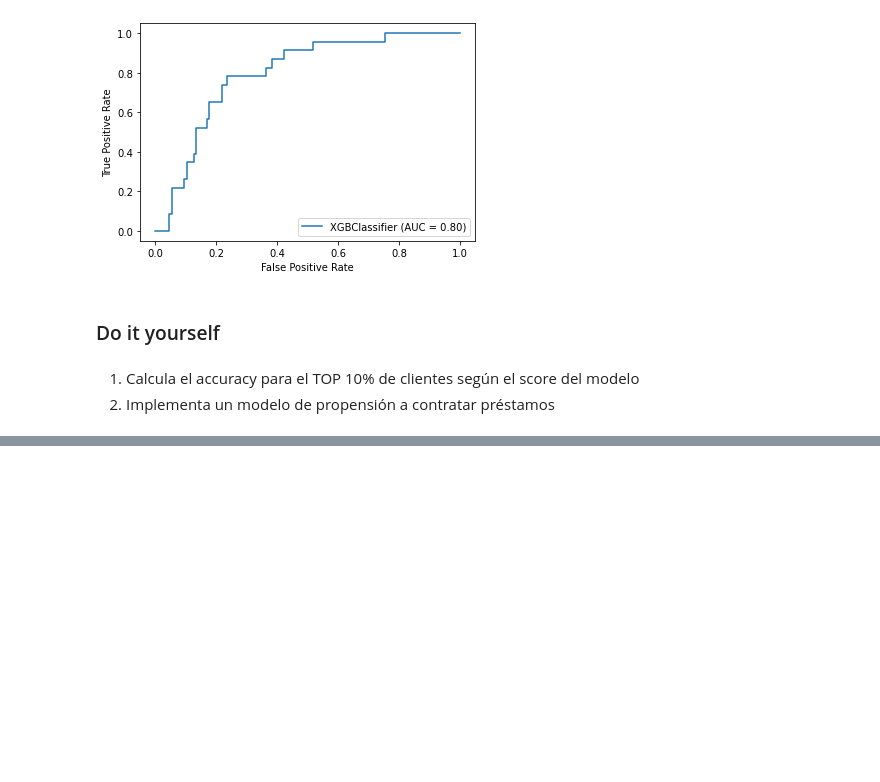
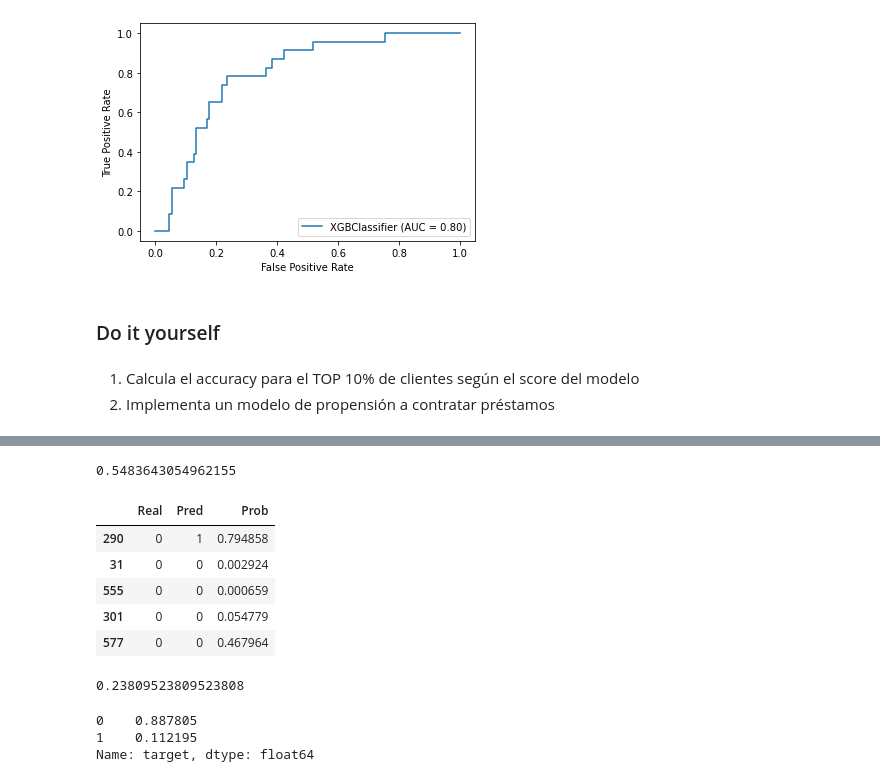
Before and after one commit to rafazamb/DS_PT_ENE21, a Jupyter notebook: 2-Machine_Learning/Casos Prácticos/Detección de impagos.ipynb, the cells around one changed output, grey strips where cells are left out. Saved outputs shown, nothing was run; the diff lists cells and outputs as text; code cells hidden in the pictures; blank space fills up the shorter version.

```diff
--- a/2-Machine_Learning/Casos Prácticos/Detección de impagos.ipynb
+++ b/2-Machine_Learning/Casos Prácticos/Detección de impagos.ipynb
@@ -662,3 +662,6 @@ metrics.plot_roc_curve(grid_search.best_estimator_, X_test,y_test)
 # %% [markdown]
 1. Calcula el accuracy para el TOP 10% de clientes según el score del modelo
 2. Implementa un modelo de propensión a contratar préstamos
+# %%
+ypred_prob = grid_search.best_estimator_.predict_proba(X_test)[:,1]
+ypred_prob
@@ -664,0 +686,25 @@ metrics.plot_roc_curve(grid_search.best_estimator_, X_test,y_test)
+# %%
+np.percentile(ypred_prob,90)
+# %% [output]
+0.5483643054962155
+# %%
+df = pd.DataFrame({'Real':y_test, 'Pred':ypred, 'Prob':ypred_prob})
+df.head()
+# %% [output]
+|  | Real | Pred | Prob |
+| 290 | 0 | 1 | 0.794858 |
+| 31 | 0 | 0 | 0.002924 |
+| 555 | 0 | 0 | 0.000659 |
+| 301 | 0 | 0 | 0.054779 |
+| 577 | 0 | 0 | 0.467964 |
+# %%
+df_top10 = df.loc[df.Prob>=np.percentile(df.Prob,90)]
+df_top10['Real'].sum()/df_top10.shape[0]
+# %% [output]
+0.23809523809523808
+# %%
+y_test.value_counts(normalize=True)
+# %% [output]
+0    0.887805
+1    0.112195
+Name: target, dtype: float64
```
Also changed, not shown: parts of 2 cells of this notebook.
